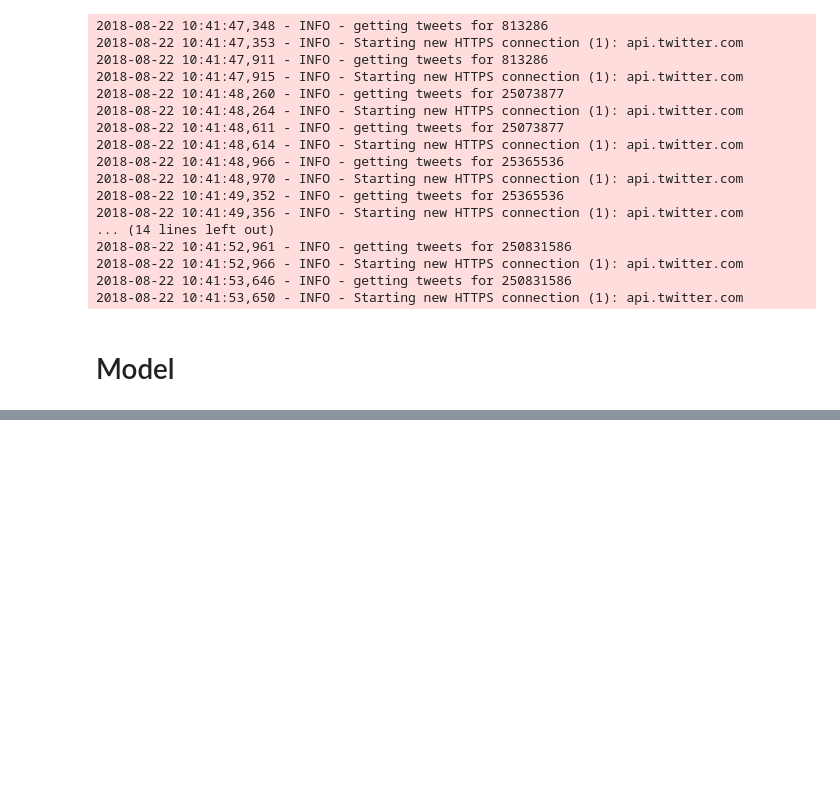
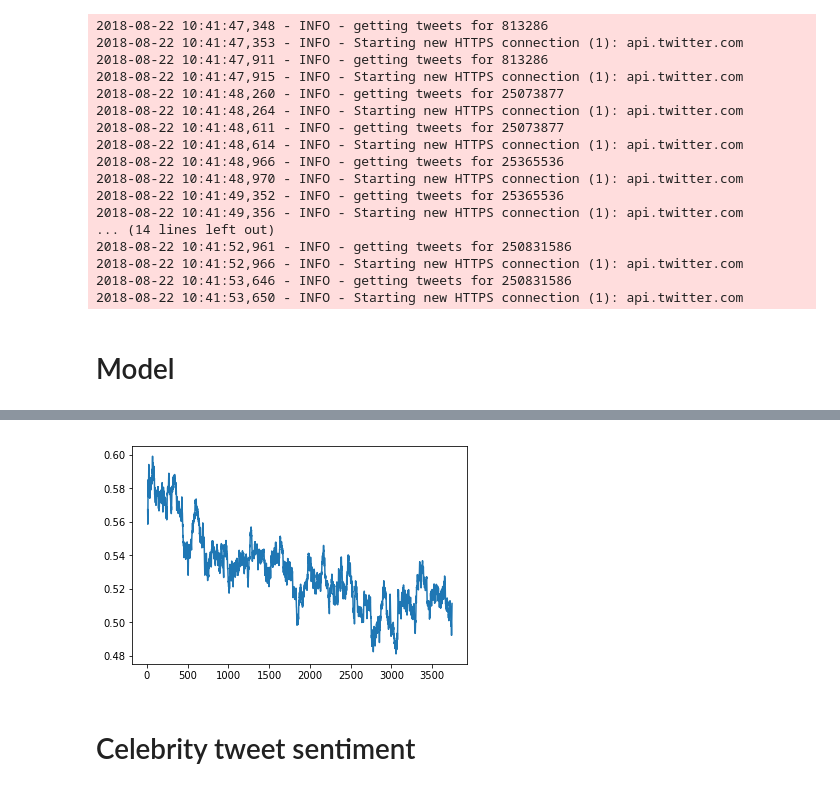
Before and after one commit to estorrs/twitter-celebrity-tweet-sentiment, a Jupyter notebook: celebrity-twitter-sentiment.ipynb, the cells around one changed output, grey strips where cells are left out. Saved outputs shown, nothing was run; the diff lists cells and outputs as text; code cells hidden in the pictures; blank space fills up the shorter version.

```diff
--- a/celebrity-twitter-sentiment.ipynb
+++ b/celebrity-twitter-sentiment.ipynb
@@ -89,0 +534,3 @@ f.close()
+# %%
+# load it back in
+learn.load('clas_0')
@@ -89,0 +540,2 @@ f.close()
+# %%
+learn.fit(lrs, 1, wds=wd, cycle_len=1, use_clr=(8,3))
@@ -89,0 +550,3 @@ f.close()
+# %%
+# load it back in
+learn.load('clas_1')
@@ -89,0 +556,2 @@ f.close()
+# %%
+learn.fit(lrs, 1, wds=wd, cycle_len=1, use_clr=(32,10))
@@ -89,0 +563,5 @@ f.close()
+# %%
+# plot out our loss
+learn.sched.plot_loss()
+# %% [output]
+[figure, added]
@@ -89,0 +571,2 @@ f.close()
+# %% [markdown]
+# Celebrity tweet sentiment
```
Also changed, not shown: parts of 107 cells of this notebook, 2 other files.
